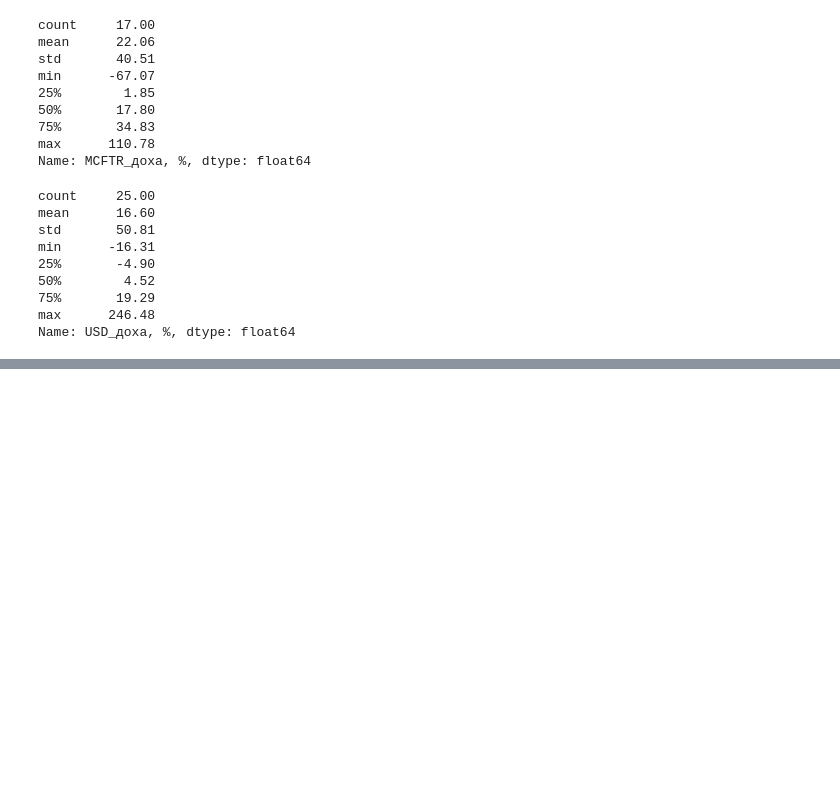
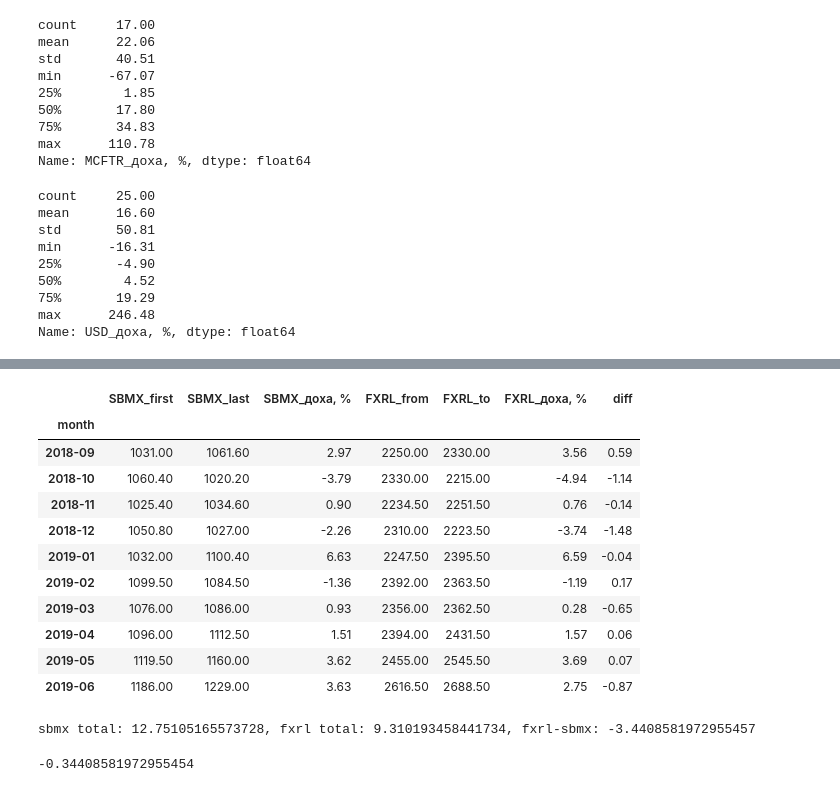
Before and after one commit to nerevar/stock_prices, a Jupyter notebook: analyze_data.ipynb, the cells around one changed output, grey strips where cells are left out. Drawn from its saved outputs; the diff is of its cells as text; code cells hidden in the pictures; blank space fills up the shorter version.

Commit message:
add SBMX vs FXRL comparison

```diff
--- a/analyze_data.ipynb
+++ b/analyze_data.ipynb
@@ -326,3 +326,10 @@ min      -16.31
 75%       19.29
 max      246.48
 Name: USD_доха, %, dtype: float64
+# %%
+df = pd.read_csv('graph_data/sbmx_fxrl/values.csv', index_col=None, header=0, names=['ts', 'SBMX', 'FXRL'])
+
+df['date'] = df['ts'].apply(lambda x: datetime.fromtimestamp(x / 1000))
+df['month'] = df['ts'].apply(lambda x: datetime.fromtimestamp(x / 1000).strftime('%Y-%m'))
+df.shape
+df.head()
@@ -328,0 +344,53 @@ Name: USD_доха, %, dtype: float64
+# %%
+def calc_yield(groups):
+    data = groups[groups.notnull()]
+    if data.empty:
+        return float('nan')
+
+    first = float(data.iloc[0])
+    last = float(data.iloc[-1])
+#     print(first, last, last-first, (last - first) / first)
+    percent = (last - first) / first * 100
+    return percent
+#     return '{:4.2f}%'.format(percent)
+
+grouped = df.groupby('month').agg(OrderedDict([
+    ('SBMX', OrderedDict([
+        ('first', lambda x: x.iloc[0]),
+        ('last', lambda x: x.iloc[-1]),
+        ('доха, %', calc_yield)
+    ])),
+    ('FXRL', OrderedDict([
+        ('from', lambda x: x.iloc[0]),
+        ('to', lambda x: x.iloc[-1]),
+        ('доха, %', calc_yield)
+    ])),
+]))
+
+grouped.columns = ['_'.join(x) for x in grouped.columns.ravel()]
+
+grouped['diff'] = grouped['FXRL_доха, %'] - grouped['SBMX_доха, %']
+
+grouped
+
+print('sbmx total: {}, fxrl total: {}, fxrl-sbmx: avg {}, sum {}'.format(
+    grouped['SBMX_доха, %'].sum(),
+    grouped['FXRL_доха, %'].sum(),
+    grouped['FXRL_доха, %'].sum() - grouped['SBMX_доха, %'].sum()
+))
+grouped['diff'].mean()
+# %% [output]
+|  | SBMX_first | SBMX_last | SBMX_доха, % | FXRL_from | FXRL_to | FXRL_доха, % | diff |
+| month |  |  |  |  |  |  |  |
+| 2018-09 | 1031.00 | 1061.60 | 2.97 | 2250.00 | 2330.00 | 3.56 | 0.59 |
+| 2018-10 | 1060.40 | 1020.20 | -3.79 | 2330.00 | 2215.00 | -4.94 | -1.14 |
+| 2018-11 | 1025.40 | 1034.60 | 0.90 | 2234.50 | 2251.50 | 0.76 | -0.14 |
+| 2018-12 | 1050.80 | 1027.00 | -2.26 | 2310.00 | 2223.50 | -3.74 | -1.48 |
+| 2019-01 | 1032.00 | 1100.40 | 6.63 | 2247.50 | 2395.50 | 6.59 | -0.04 |
+| 2019-02 | 1099.50 | 1084.50 | -1.36 | 2392.00 | 2363.50 | -1.19 | 0.17 |
+| 2019-03 | 1076.00 | 1086.00 | 0.93 | 2356.00 | 2362.50 | 0.28 | -0.65 |
+| 2019-04 | 1096.00 | 1112.50 | 1.51 | 2394.00 | 2431.50 | 1.57 | 0.06 |
+| 2019-05 | 1119.50 | 1160.00 | 3.62 | 2455.00 | 2545.50 | 3.69 | 0.07 |
+| 2019-06 | 1186.00 | 1229.00 | 3.63 | 2616.50 | 2688.50 | 2.75 | -0.87 |
+sbmx total: 12.75105165573728, fxrl total: 9.310193458441734, fxrl-sbmx: -3.4408581972955457
+-0.34408581972955454
```
Also changed, not shown: parts of 1 cell of this notebook, 4 other files.
